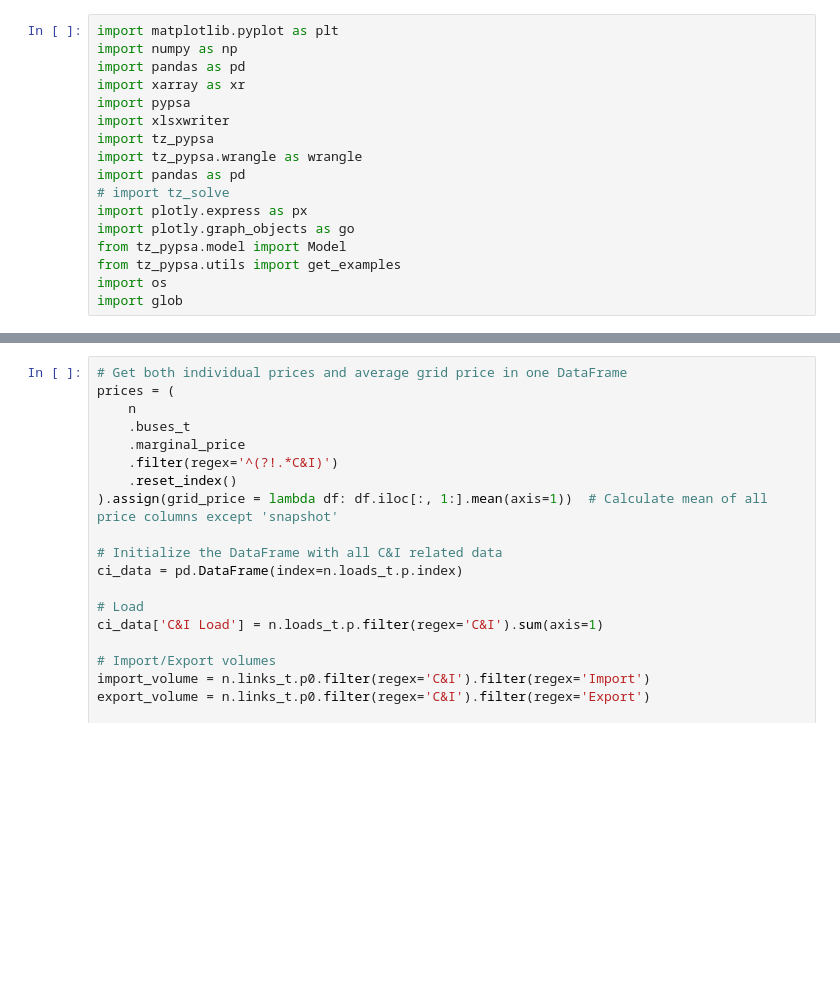
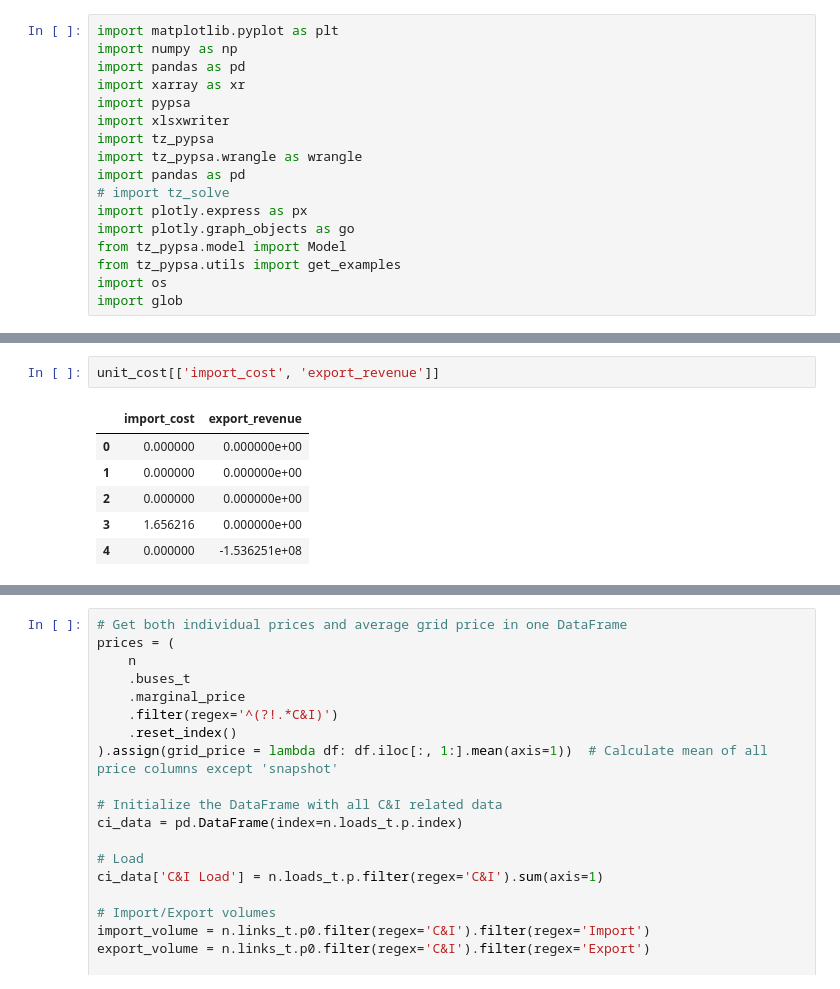
Before and after one commit to transition-zero/tza-pypsa, a Jupyter notebook: CostCalculation.ipynb, the cells around one changed output, grey strips where cells are left out. Drawn from its saved outputs; the diff is of its cells as text; blank space fills up the shorter version.

```diff
--- a/CostCalculation.ipynb
+++ b/CostCalculation.ipynb
@@ -104,0 +229,9 @@ def get_ci_cost_summary(n : pypsa.Network) -> pd.DataFrame:
+# %%
+unit_cost[['import_cost', 'export_revenue']]
+# %% [output]
+|  | import_cost | export_revenue |
+| 0 | 0.000000 | 0.000000e+00 |
+| 1 | 0.000000 | 0.000000e+00 |
+| 2 | 0.000000 | 0.000000e+00 |
+| 3 | 1.656216 | 0.000000e+00 |
+| 4 | 0.000000 | -1.536251e+08 |
```
Also changed, not shown: parts of 37 cells of this notebook, 1 other file.
